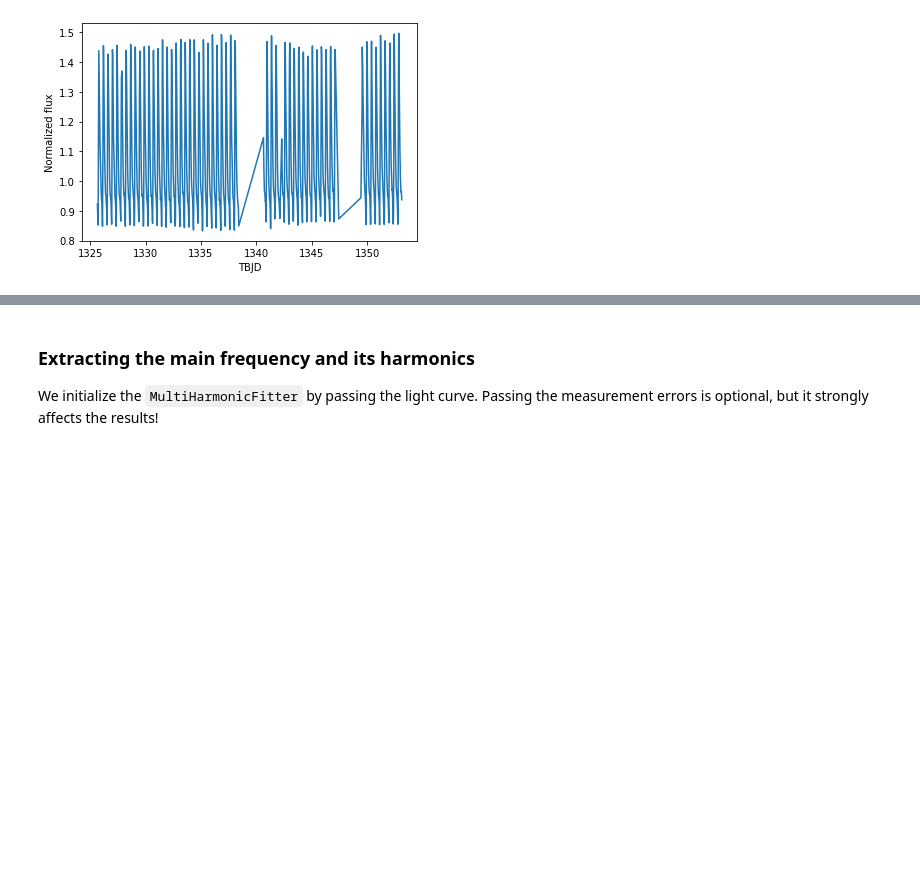
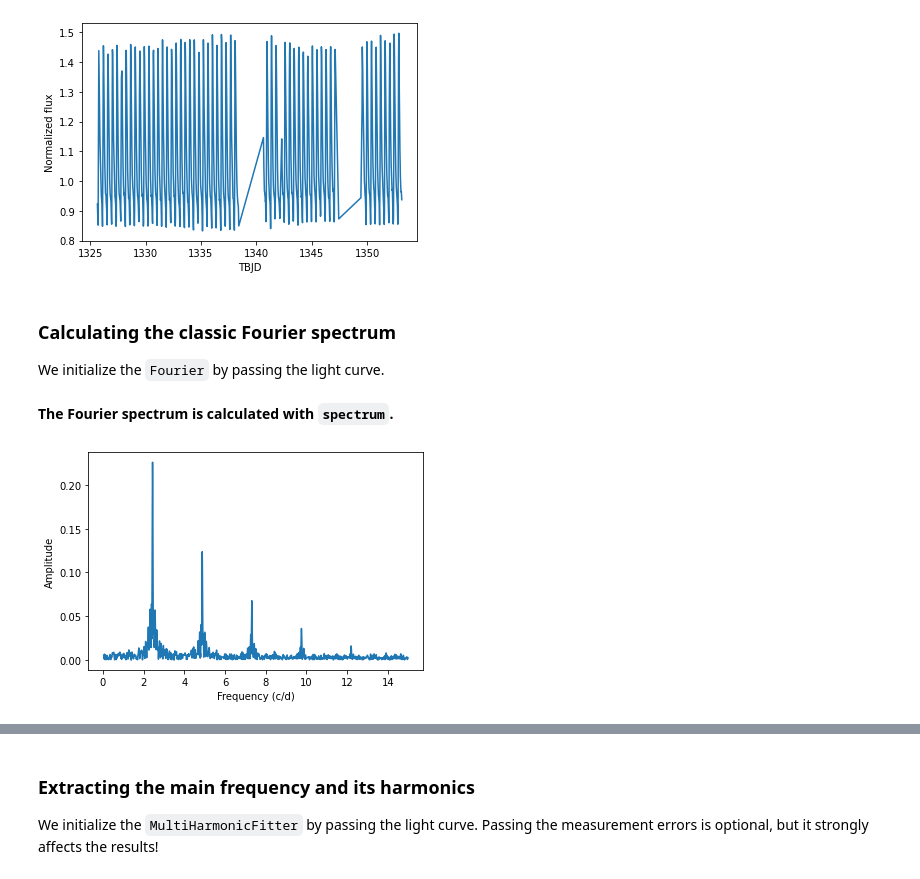
Before and after one commit to konkolyseismolab/seismolab, a Jupyter notebook: docs/source/fourier.ipynb, the cells around one changed output, grey strips where cells are left out. Saved outputs shown, nothing was run; the diff lists cells and outputs as text; code cells hidden in the pictures; blank space fills up the shorter version.

```diff
--- a/docs/source/fourier.ipynb
+++ b/docs/source/fourier.ipynb
@@ -91,3 +93,20 @@ plt.ylabel("Normalized flux")
 plt.show()
 # %% [output]
 [figure]
+# %% [markdown]
+### Calculating the classic Fourier spectrum
+
+We initialize the `Fourier` by passing the light curve.
+# %%
+FF = Fourier(time,brightness)
+# %% [markdown]
+__The Fourier spectrum is calculated with `spectrum`.__
+# %%
+FFf, FFp = FF.spectrum(maximum_frequency=15, samples_per_peak=10)
+# %%
+plt.plot(FFf, FFp)
+plt.xlabel("Frequency (c/d)")
+plt.ylabel("Amplitude")
+plt.show()
+# %% [output]
+[figure, added]
```
Also changed, not shown: parts of 8 cells of this notebook, 5 other files.
